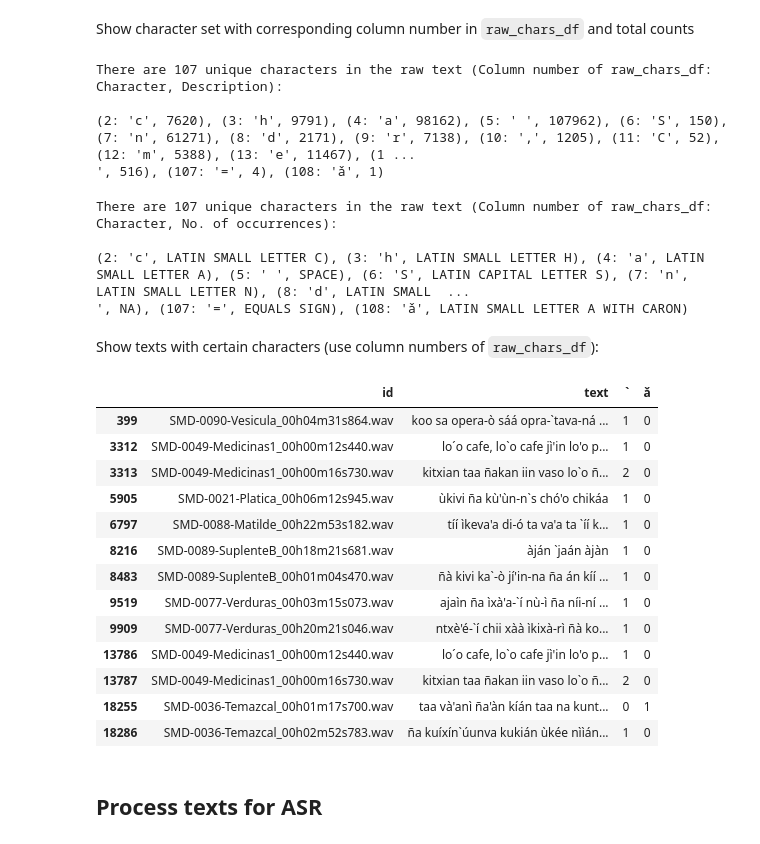
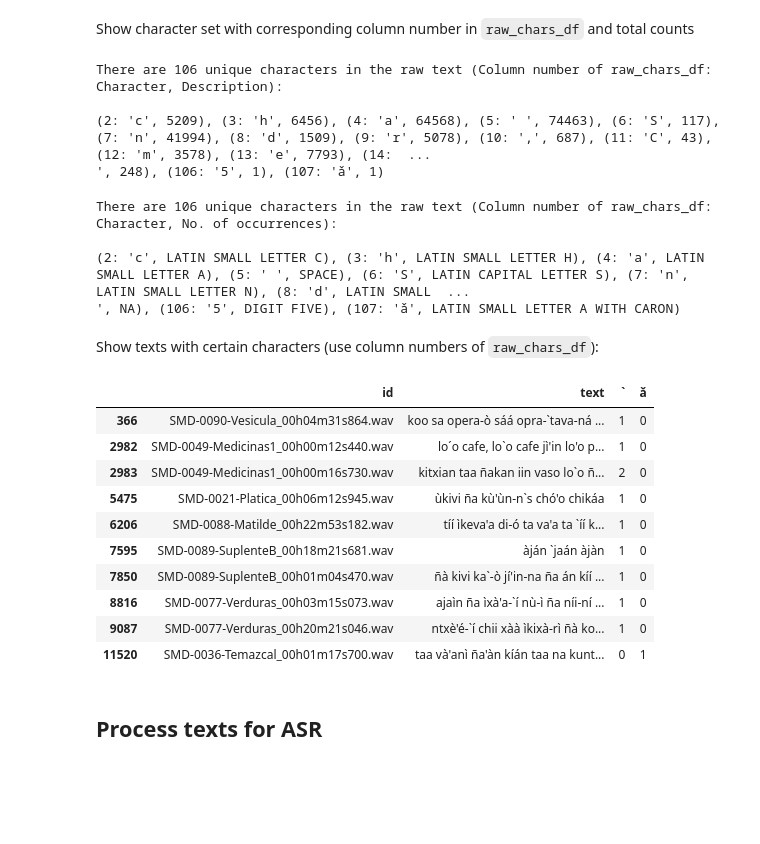
Before and after one commit to fauxneticien/asr-dataset-prep, a Jupyter notebook: prep-from-eafs_mixtec.ipynb, the cells around one changed output. Drawn from its saved outputs; the diff is of its cells as text; code cells hidden in the pictures; blank space fills up the shorter version.

Commit message:
Fix charset and add dataset export code

```diff
--- a/prep-from-eafs_mixtec.ipynb
+++ b/prep-from-eafs_mixtec.ipynb
@@ -54,7 +55,7 @@ wavs_with_eafs[:10]
 # %%
 # The folder 'Metadata' contains copies of various files so we
 # only want to keep files NOT in that folder for analysis
-non_dupe_wavs = [ p for p in wavs_with_eafs if p.parts[1] != 'Metadata' ]
+non_dupe_wavs = [ p for p in wavs_with_eafs if 'Metadata' not in p.parts  ]
 
 non_dupe_wavs[:10]
 # %% [output]
@@ -82,7 +83,18 @@ data_list = list()
 
 for p, annotation in eaf_data:
 
-    for tier in filter(transcription_regex.match, annotation.get_tier_names()):
+    # Handle some exceptions
+    if "OldVersions" in p.parts:
+        # Don't want to process duplicated files
+        continue
+
+    tiers_to_process = list(filter(transcription_regex.match, annotation.get_tier_names()))
+
+    if p.name == "SMD-0009-Jardin.eaf":
+        # Type in tier name in raw eaf data
+        tiers_to_process.append("Tanscription@CHM")
+
+    for tier in tiers_to_process:
 
         wav_path = p.with_suffix('.wav')
         file_annotations = [(wav_path.parent, wav_path.name, f'{wav_path.stem}_{ms_to_hms(start)}.wav', tier, start, end, text) for start, end, text in annotation.get_annotation_data_for_tier(tier)]
@@ -90,6 +102,12 @@ for p, annotation in eaf_data:
 
 raw_data = pd.DataFrame(data_list, columns=['path', 'file', 'annotation_id', 'tier', 'start_ms', 'end_ms', 'raw_text'])
 
+# Remove exactly overlapping speech across tiers
+raw_data = raw_data.drop_duplicates(['file', 'start_ms'])
+
+# Remove annotations with no or little text
+raw_data = raw_data[raw_data.raw_text.str.replace("[\s|\t]*", "", regex=True).str.len() > 3]
+
 raw_data
 # %% [output]
 |  | path | file | annotation_id | tier | start_ms | end_ms | raw_text |
@@ -137,37 +155,34 @@ Show character set with corresponding column number in `raw_chars_df` and total
 # Without descriptions
 raw_charset.print_charset()
 # %% [output]
-There are 107 unique characters in the raw text (Column number of raw_chars_df: Character, Description):
+There are 106 unique characters in the raw text (Column number of raw_chars_df: Character, Description):
 
-(2: 'c', 7620), (3: 'h', 9791), (4: 'a', 98162), (5: ' ', 107962), (6: 'S', 150), (7: 'n', 61271), (8: 'd', 2171), (9: 'r', 7138), (10: ',', 1205), (11: 'C', 52), (12: 'm', 5388), (13: 'e', 11467), (1 ...
-', 516), (107: '=', 4), (108: 'ǎ', 1)
+(2: 'c', 5209), (3: 'h', 6456), (4: 'a', 64568), (5: ' ', 74463), (6: 'S', 117), (7: 'n', 41994), (8: 'd', 1509), (9: 'r', 5078), (10: ',', 687), (11: 'C', 43), (12: 'm', 3578), (13: 'e', 7793), (14:  ...
+', 248), (106: '5', 1), (107: 'ǎ', 1)
 # %%
 # With descriptions
 raw_charset.print_charset(with_descriptions=True)
 # %% [output]
-There are 107 unique characters in the raw text (Column number of raw_chars_df: Character, No. of occurrences):
+There are 106 unique characters in the raw text (Column number of raw_chars_df: Character, No. of occurrences):
 
 (2: 'c', LATIN SMALL LETTER C), (3: 'h', LATIN SMALL LETTER H), (4: 'a', LATIN SMALL LETTER A), (5: ' ', SPACE), (6: 'S', LATIN CAPITAL LETTER S), (7: 'n', LATIN SMALL LETTER N), (8: 'd', LATIN SMALL  ...
-', NA), (107: '=', EQUALS SIGN), (108: 'ǎ', LATIN SMALL LETTER A WITH CARON)
+', NA), (106: '5', DIGIT FIVE), (107: 'ǎ', LATIN SMALL LETTER A WITH CARON)
 # %% [markdown]
 Show texts with certain characters (use column numbers of `raw_chars_df`):
 # %%
-raw_charset.show_texts_with_chars([63, 108])
+raw_charset.show_texts_with_chars([63, 107])
 # %% [output]
 |  | id | text | ` | ǎ |
-| 399 | SMD-0090-Vesicula_00h04m31s864.wav | koo sa opera-ò sáá opra-`tava-ná ... | 1 | 0 |
-| 3312 | SMD-0049-Medicinas1_00h00m12s440.wav | lo´o cafe, lo`o cafe jì'in lo'o p... | 1 | 0 |
-| 3313 | SMD-0049-Medicinas1_00h00m16s730.wav | kitxian taa ñakan iin vaso lo`o ñ... | 2 | 0 |
-| 5905 | SMD-0021-Platica_00h06m12s945.wav | ùkivi ña kù'ùn-n`s chó'o chikáa | 1 | 0 |
-| 6797 | SMD-0088-Matilde_00h22m53s182.wav | tíí ìkeva'a di-ó ta va'a ta `íí k... | 1 | 0 |
-| 8216 | SMD-0089-SuplenteB_00h18m21s681.wav | àján `jaán àjàn | 1 | 0 |
-| 8483 | SMD-0089-SuplenteB_00h01m04s470.wav | ñà kivi ka`-ò jí'in-na ña án kíí ... | 1 | 0 |
-| 9519 | SMD-0077-Verduras_00h03m15s073.wav | ajaìn ña ìxà'a-`í nù-ì ña níi-ní ... | 1 | 0 |
-| 9909 | SMD-0077-Verduras_00h20m21s046.wav | ntxè'é-`í chii xàà ìkixà-rì ñà ko... | 1 | 0 |
-| 13786 | SMD-0049-Medicinas1_00h00m12s440.wav | lo´o cafe, lo`o cafe jì'in lo'o p... | 1 | 0 |
-| 13787 | SMD-0049-Medicinas1_00h00m16s730.wav | kitxian taa ñakan iin vaso lo`o ñ... | 2 | 0 |
-| 18255 | SMD-0036-Temazcal_00h01m17s700.wav | taa và'anì ña'àn kíán taa na kunt... | 0 | 1 |
-| 18286 | SMD-0036-Temazcal_00h02m52s783.wav | ña kuíxín`úunva kukián ùkée nììán... | 1 | 0 |
+| 366 | SMD-0090-Vesicula_00h04m31s864.wav | koo sa opera-ò sáá opra-`tava-ná ... | 1 | 0 |
+| 2982 | SMD-0049-Medicinas1_00h00m12s440.wav | lo´o cafe, lo`o cafe jì'in lo'o p... | 1 | 0 |
+| 2983 | SMD-0049-Medicinas1_00h00m16s730.wav | kitxian taa ñakan iin vaso lo`o ñ... | 2 | 0 |
+| 5475 | SMD-0021-Platica_00h06m12s945.wav | ùkivi ña kù'ùn-n`s chó'o chikáa | 1 | 0 |
+| 6206 | SMD-0088-Matilde_00h22m53s182.wav | tíí ìkeva'a di-ó ta va'a ta `íí k... | 1 | 0 |
+| 7595 | SMD-0089-SuplenteB_00h18m21s681.wav | àján `jaán àjàn | 1 | 0 |
+| 7850 | SMD-0089-SuplenteB_00h01m04s470.wav | ñà kivi ka`-ò jí'in-na ña án kíí ... | 1 | 0 |
+| 8816 | SMD-0077-Verduras_00h03m15s073.wav | ajaìn ña ìxà'a-`í nù-ì ña níi-ní ... | 1 | 0 |
+| 9087 | SMD-0077-Verduras_00h20m21s046.wav | ntxè'é-`í chii xàà ìkixà-rì ñà ko... | 1 | 0 |
+| 11520 | SMD-0036-Temazcal_00h01m17s700.wav | taa và'anì ña'àn kíán taa na kunt... | 0 | 1 |
 # %% [markdown]
 ## Process texts for ASR
 # %% [markdown]
```
Also changed, not shown: parts of 17 cells of this notebook.
